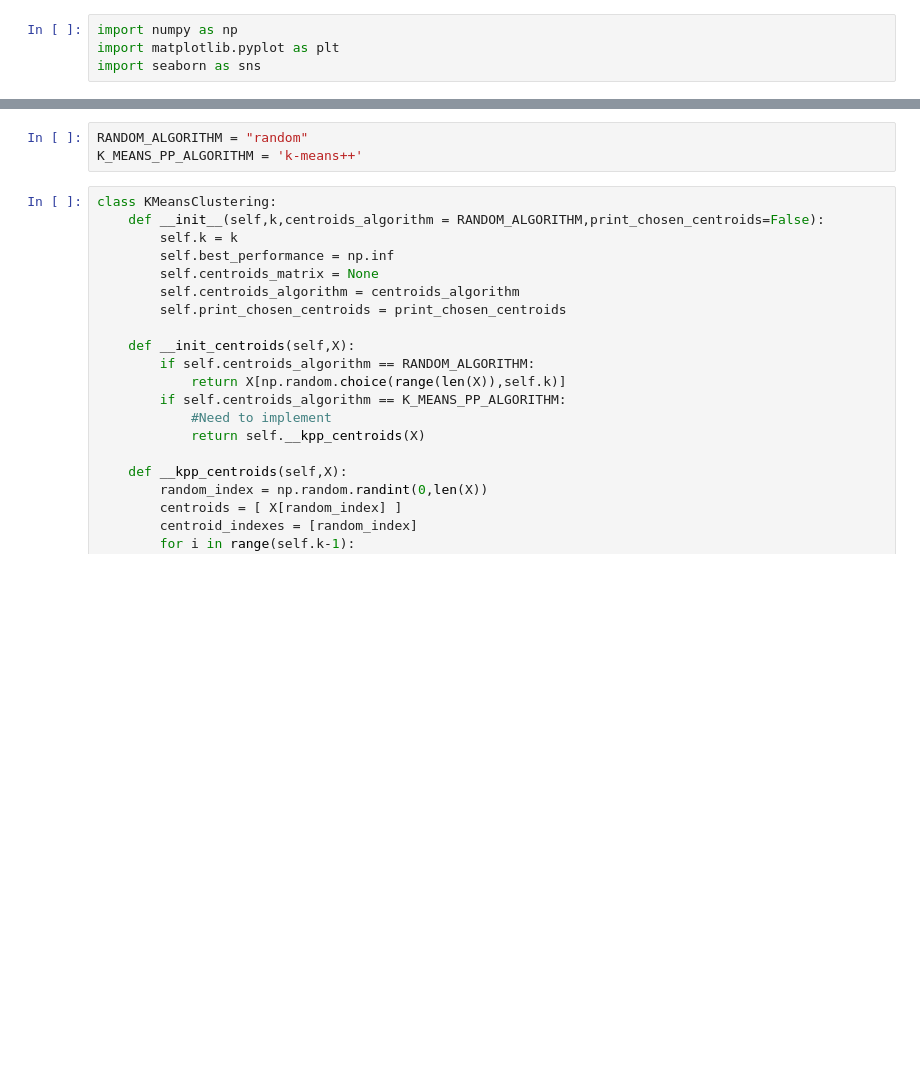
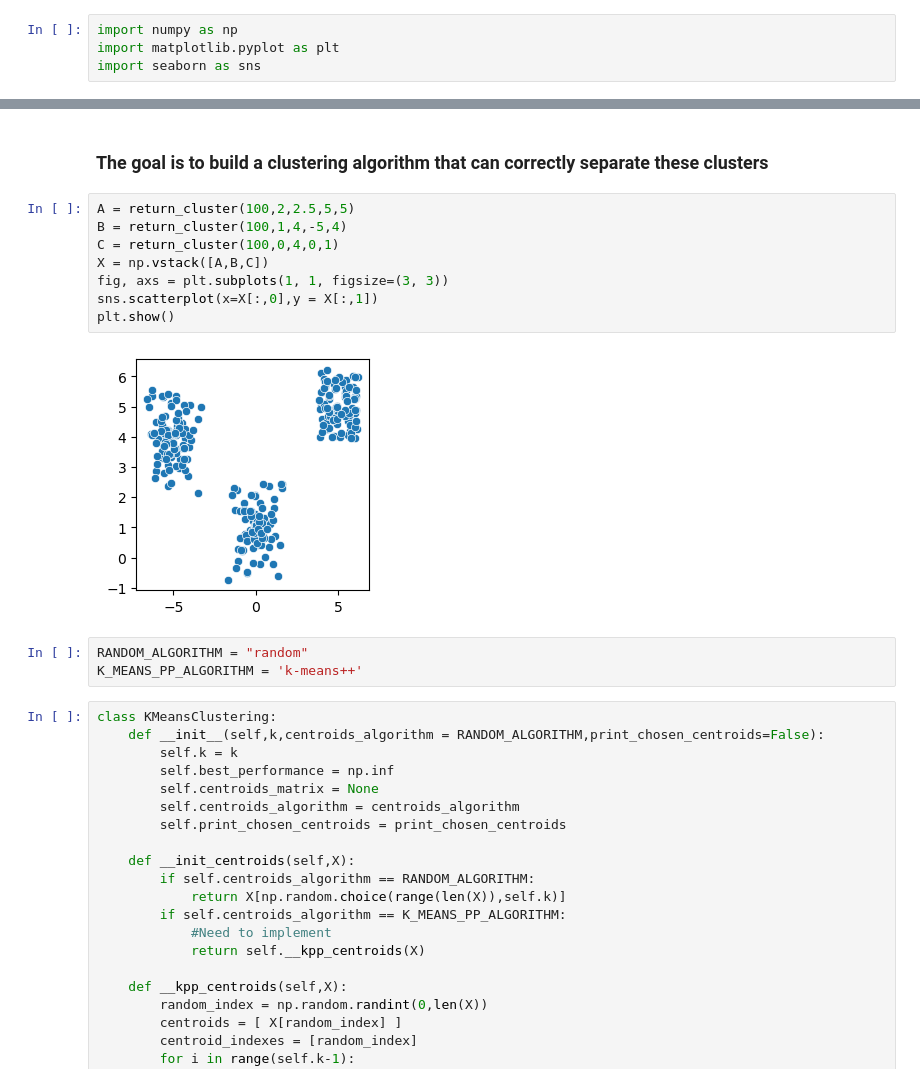
Before and after one commit to trigo613/FromScratch, a Jupyter notebook: KMeansClustering.ipynb, the cells around one changed output, grey strips where cells are left out. Drawn from its saved outputs; the diff is of its cells as text; blank space fills up the shorter version.

```diff
--- a/KMeansClustering.ipynb
+++ b/KMeansClustering.ipynb
@@ -5,3 +12,15 @@ import seaborn as sns
+# %% [markdown]
+<h3>The goal is to build a clustering algorithm that can correctly separate these clusters</h3>
+# %%
+A = return_cluster(100,2,2.5,5,5)
+B = return_cluster(100,1,4,-5,4)
+C = return_cluster(100,0,4,0,1)
+X = np.vstack([A,B,C])
+fig, axs = plt.subplots(1, 1, figsize=(3, 3))
+sns.scatterplot(x=X[:,0],y = X[:,1])
+plt.show()
+# %% [output]
+[figure, added]
 # %%
 RANDOM_ALGORITHM = "random"
 K_MEANS_PP_ALGORITHM = 'k-means++'
```
Also changed, not shown: parts of 8 cells of this notebook.
